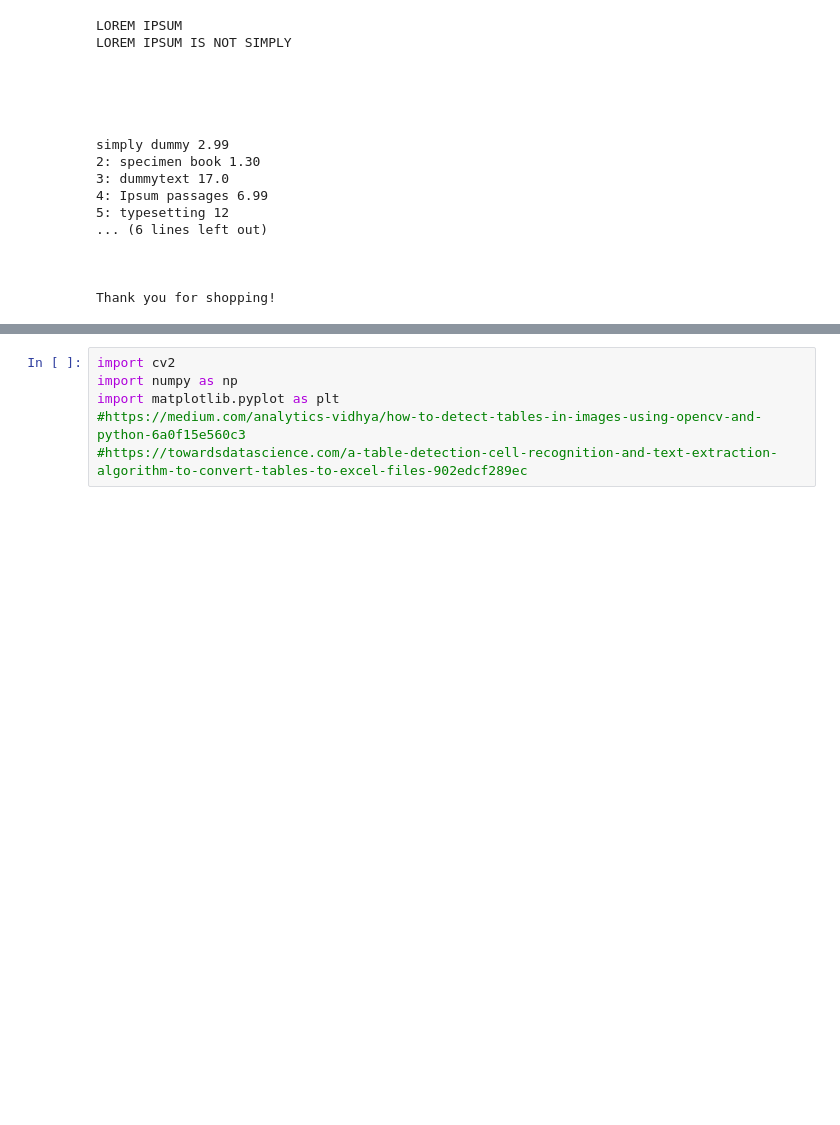
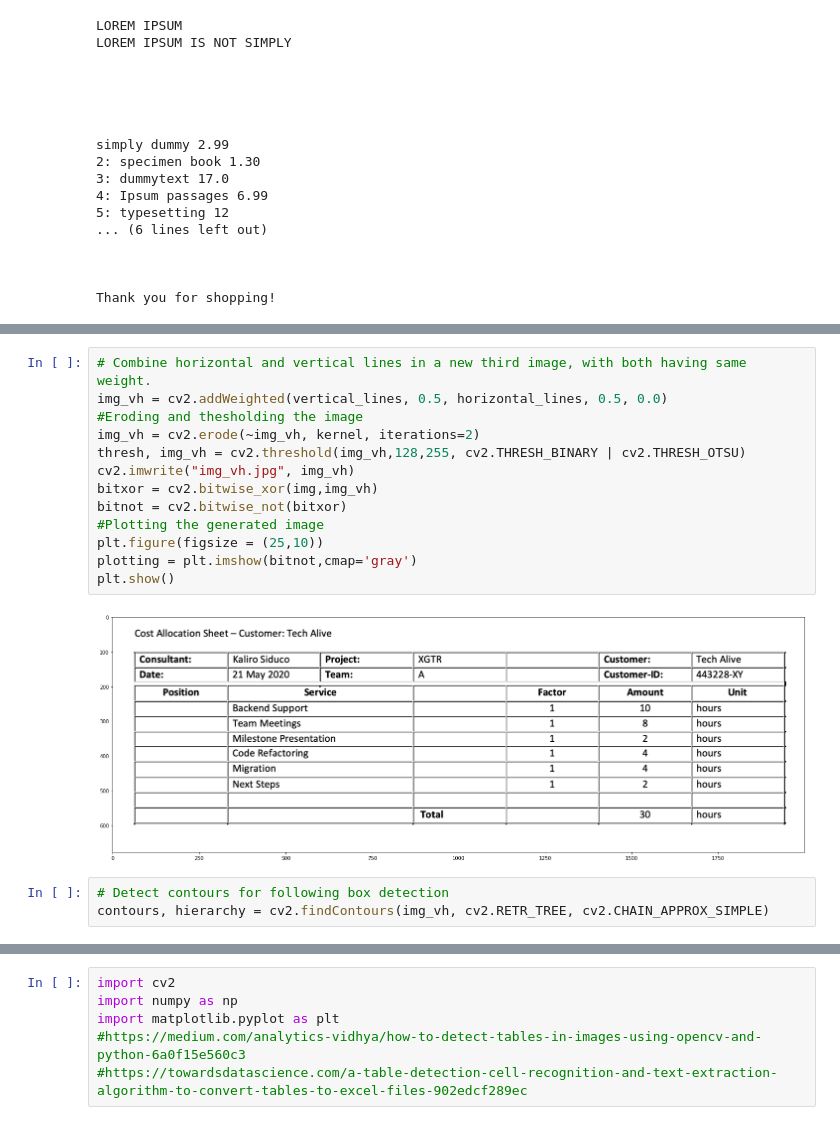
Before and after one commit to alex31425/BDA798, a Jupyter notebook: BDA798.ipynb, the cells around one changed output, grey strips where cells are left out. Cells and saved outputs as stored; diff of their text form; blank space fills up the shorter version.

```diff
--- a/BDA798.ipynb
+++ b/BDA798.ipynb
@@ -36,0 +81,18 @@ Thank you for shopping!
+# %%
+# Combine horizontal and vertical lines in a new third image, with both having same weight.
+img_vh = cv2.addWeighted(vertical_lines, 0.5, horizontal_lines, 0.5, 0.0)
+#Eroding and thesholding the image
+img_vh = cv2.erode(~img_vh, kernel, iterations=2)
+thresh, img_vh = cv2.threshold(img_vh,128,255, cv2.THRESH_BINARY | cv2.THRESH_OTSU)
+cv2.imwrite("img_vh.jpg", img_vh)
+bitxor = cv2.bitwise_xor(img,img_vh)
+bitnot = cv2.bitwise_not(bitxor)
+#Plotting the generated image
+plt.figure(figsize = (25,10))
+plotting = plt.imshow(bitnot,cmap='gray')
+plt.show()
+# %% [output]
+[figure, added]
+# %%
+# Detect contours for following box detection
+contours, hierarchy = cv2.findContours(img_vh, cv2.RETR_TREE, cv2.CHAIN_APPROX_SIMPLE)
```
Also changed, not shown: parts of 20 cells of this notebook.
